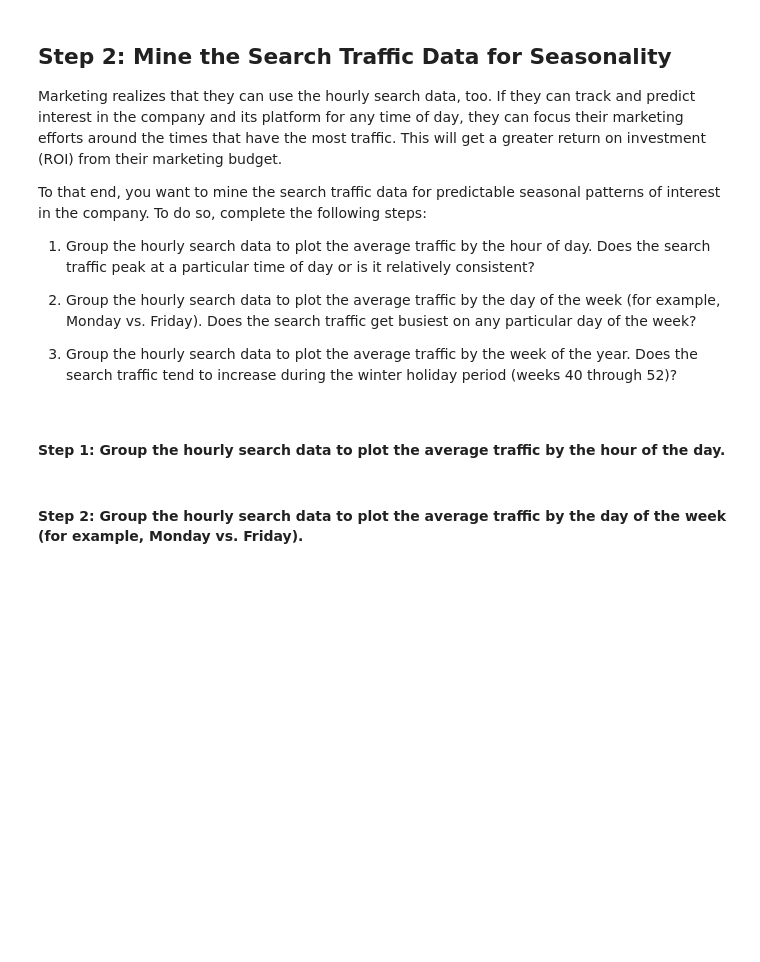
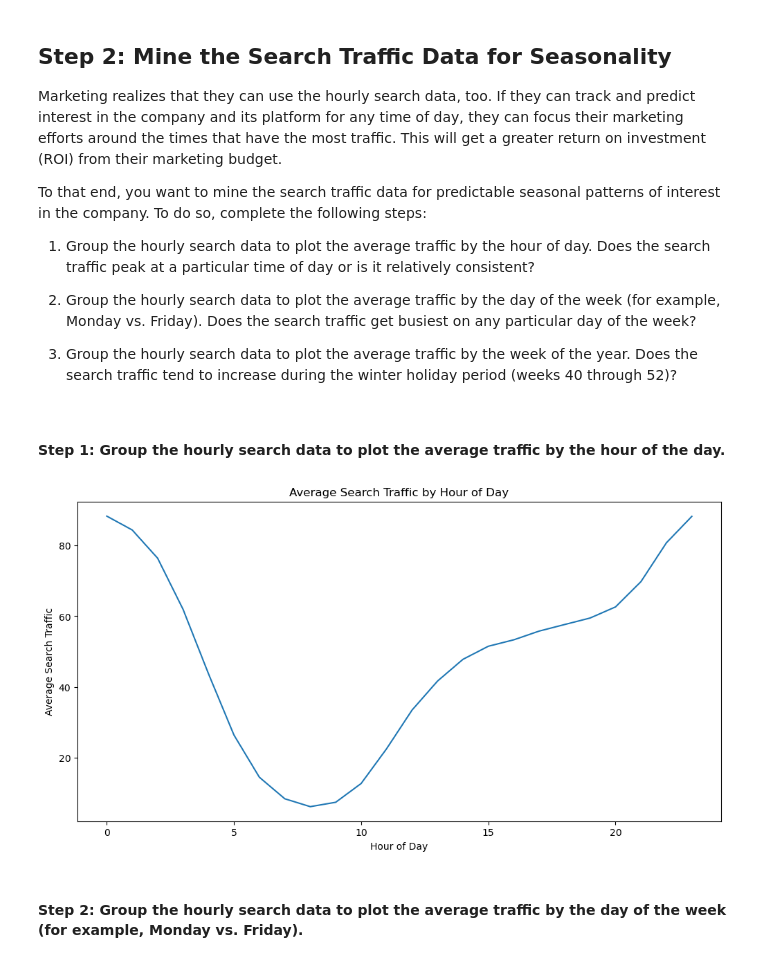
Before and after one commit to gordon-laraven/prophet-challenge, a Jupyter notebook: Starter_Code/forecasting_net_prophet.ipynb, the cells around one changed output. Cells and saved outputs as stored; diff of their text form; code cells hidden in the pictures; blank space fills up the shorter version.

```diff
--- a/Starter_Code/forecasting_net_prophet.ipynb
+++ b/Starter_Code/forecasting_net_prophet.ipynb
@@ -154,13 +164,15 @@ To that end, you want to mine the search traffic data for predictable seasonal p
 # %%
 # Group the hourly search data to plot the average traffic by the day of week, using `df.index.hour`
 hourly_traffic = df_mercado_trends.groupby(df_mercado_trends.index.hour).mean()
 
 plt.figure(figsize=(12, 6))
-plt.plot(hourly_traffic.index, hourly_traffic['search_traffic'])
+plt.plot(hourly_traffic.index, hourly_traffic['Search Trends'])
 plt.title('Average Search Traffic by Hour of Day')
 plt.xlabel('Hour of Day')
 plt.ylabel('Average Search Traffic')
 plt.show()
+# %% [output]
+[figure, added]
 # %% [markdown]
 #### Step 2: Group the hourly search data to plot the average traffic by the day of the week (for example, Monday vs. Friday).
 # %%
```
Also changed, not shown: parts of 32 cells of this notebook.
